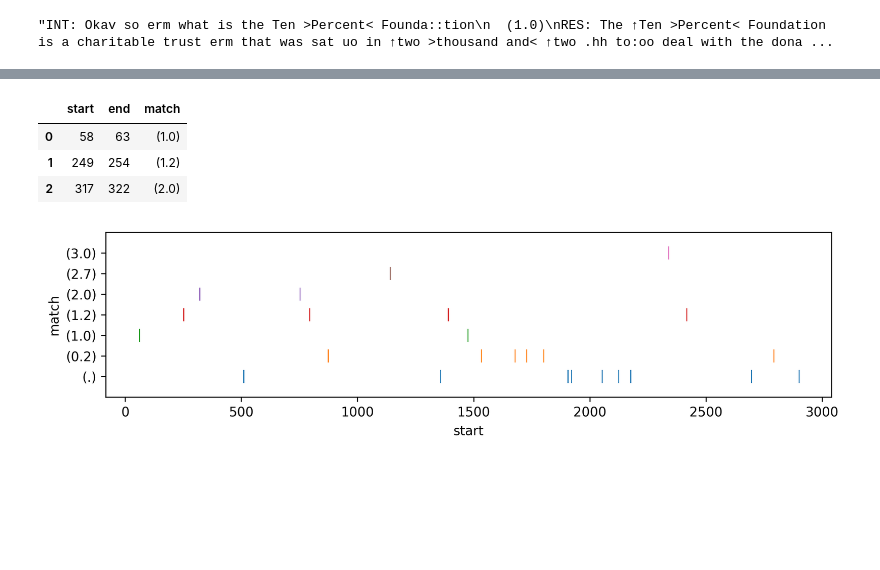
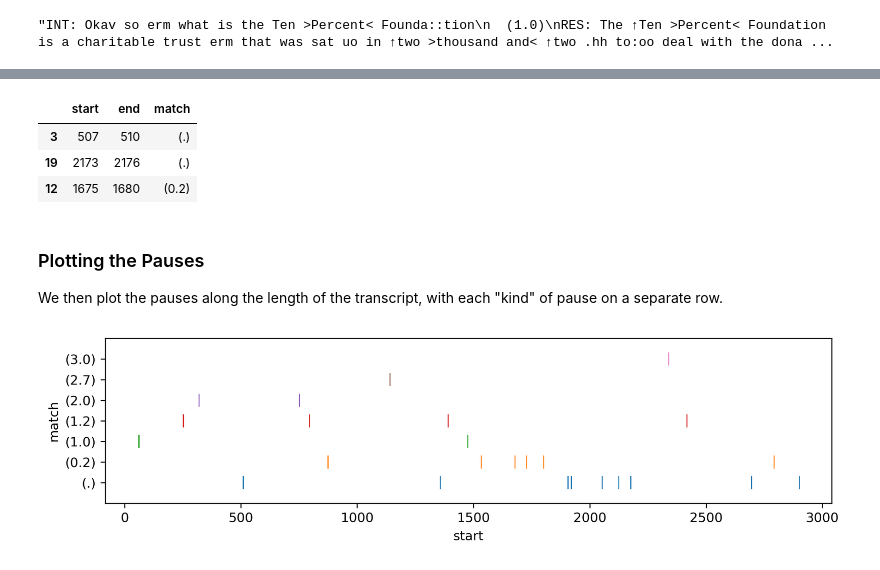
Before and after one commit to senthilchandrasegaran/designing-intelligence, a Jupyter notebook: notebooks/paralinguistic-visualizations.ipynb, the cells around one changed output, grey strips where cells are left out. Cells and saved outputs as stored; diff of their text form; code cells hidden in the pictures; blank space fills up the shorter version.

```diff
--- a/notebooks/paralinguistic-visualizations.ipynb
+++ b/notebooks/paralinguistic-visualizations.ipynb
@@ -37,18 +51,19 @@ def get_pauses(transcript_str):
     match_list = []
     for match in re.finditer(regex, transcript_text):
         match_list.append({'start' : match.span()[0], 'end' : match.span()[1], 'match' : match.group()})
-    return match_list
+    df = pd.DataFrame(match_list)
+    return df
 # %%
-pauses_list = get_pauses(transcript_text)
-# pauses_list
+pauses_df = get_pauses(transcript_text)
+pauses_df.sample(3)
+# %% [output]
+|  | start | end | match |
+| 3 | 507 | 510 | (.) |
+| 19 | 2173 | 2176 | (.) |
+| 12 | 1675 | 1680 | (0.2) |
-# %%
-pauses_df = pd.DataFrame(pauses_list)
-pauses_df[0:3]
-# %% [output]
-|  | start | end | match |
-| 0 | 58 | 63 | (1.0) |
-| 1 | 249 | 254 | (1.2) |
-| 2 | 317 | 322 | (2.0) |
+# %% [markdown]
+### Plotting the Pauses
+We then plot the pauses along the length of the transcript, with each "kind" of pause on a separate row.
 # %%
 def sortnumber(elem):
     elem_no_pars=elem[1:-1]
```
Also changed, not shown: parts of 13 cells of this notebook.
